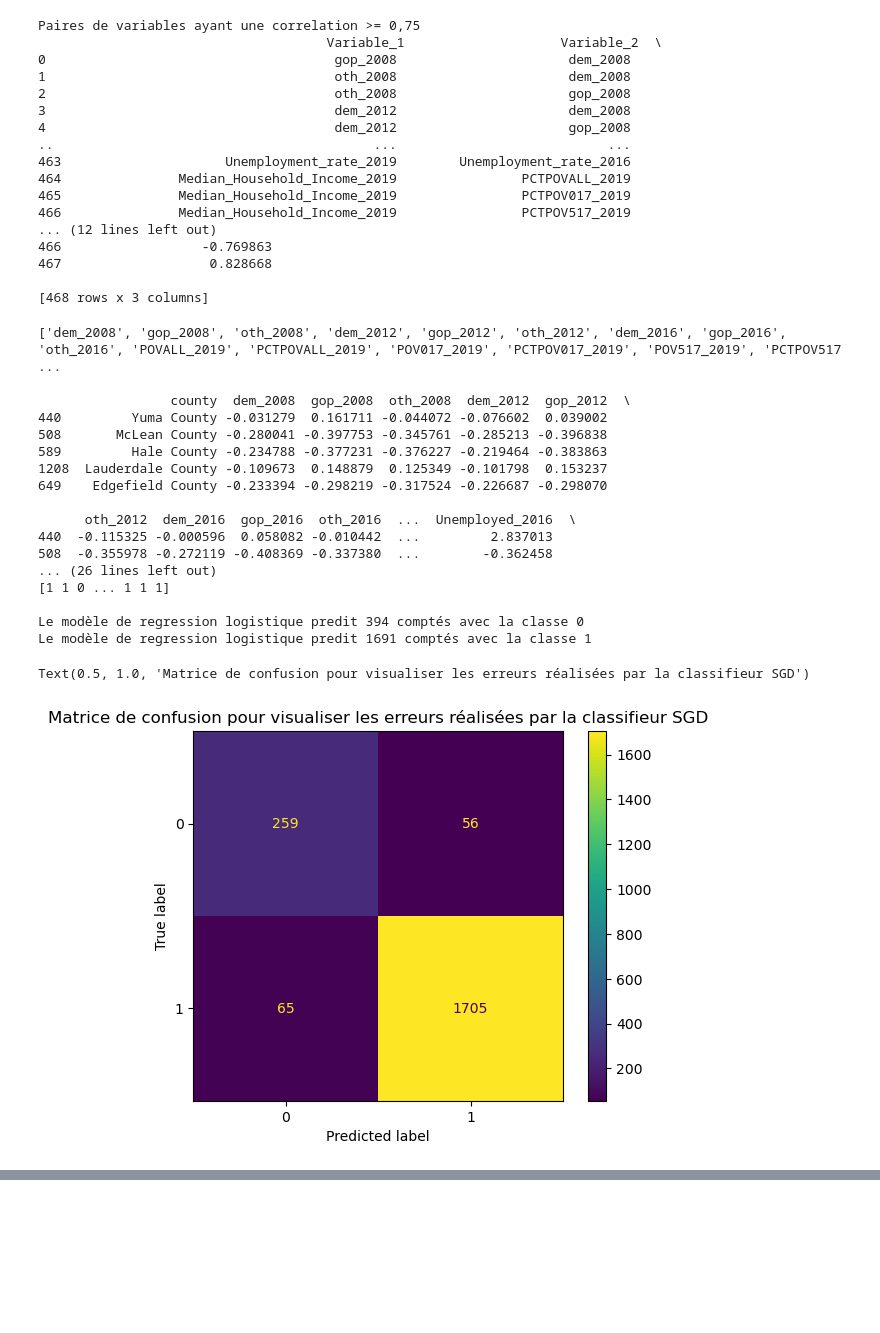
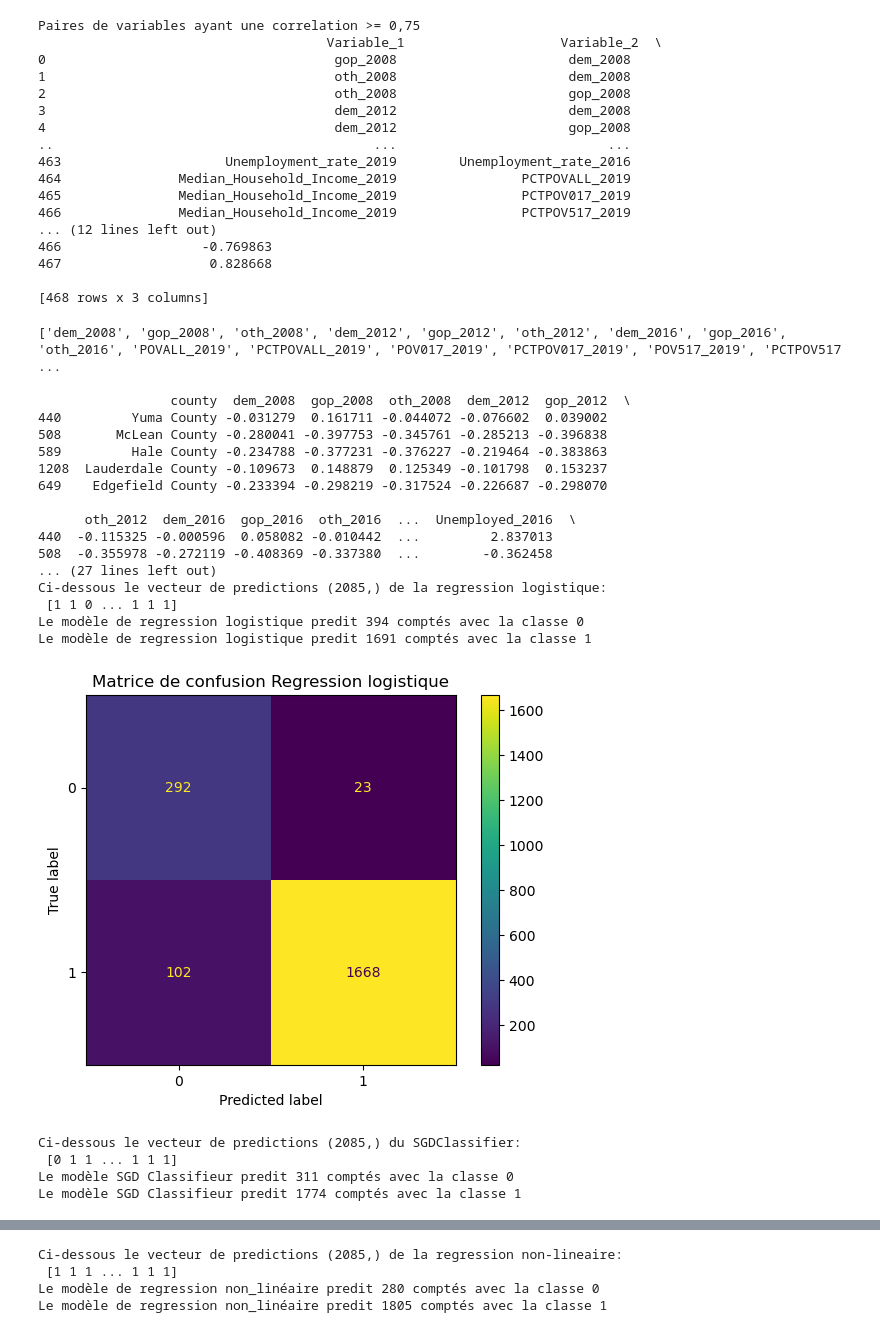
Before and after one commit to pmthioune/sda_projet_classification, a Jupyter notebook: SDA_Projet_Classification.ipynb, the cells around one changed output, grey strips where cells are left out. Drawn from its saved outputs; the diff is of its cells as text; code cells hidden in the pictures; blank space fills up the shorter version.

Commit message:
Implementation du modele de regression non-lineaire

```diff
--- a/SDA_Projet_Classification.ipynb
+++ b/SDA_Projet_Classification.ipynb
@@ -521,6 +522,14 @@ X_train = train.drop(columns=['state','county','target']).values
 # Partie 3.4 : Selection et entrainement du modele
 #---------------------------------------------------------------------------------------------------------------
 
+# Creation d'une fonction pour visualiser les erreurs réalisées
+def mat_conf(y, y_pred, mod_classes, title=None):
+    cm = confusion_matrix(y, y_pred)
+    disp = ConfusionMatrixDisplay(confusion_matrix=cm, display_labels=mod_classes)
+    disp.plot()
+    disp.ax_.set_title("Matrice de confusion " + title)
+    plt.show()
+
 # Regression logistique
 reg_log = LogisticRegression(class_weight='balanced') # Le jeu donnee etant desiquilibre, on peut utiliser le parametre class_weight='balanced'
 
@@ -531,45 +540,62 @@ reg_log.fit(X_train, y_train)
 y_train_pred_log  = reg_log.predict(X_train)
 
 # Affichage du vecteur de predictions
-print(f"{y_train_pred_log}\n")
+print(f"\nCi-dessous le vecteur de predictions {y_train_pred_log.shape} de la regression logistique:\n {y_train_pred_log}")
 for i in range(2):
     print(f"Le modèle de regression logistique predit {sum(y_train_pred_log==i)} comptés avec la classe {i}")
 
-# Prediction des probabilités d'avoir la classe 0 ou 1
-#y_train_pred_proba_log = reg_log.predict_proba(X_train)
-#print(f"\n{y_train_pred_proba_log}")
+# Visualisation des erreurs réalisées par le classifieur
+mat_conf(y_train, y_train_pred_log, reg_log.classes_, "Regression logistique")
 
 # Classificateur lineaire avec apprentissage SGD (stochastic gradient descent)
 sgd_clf = SGDClassifier(random_state=42, loss="log_loss") # Fonction de perte log_loss donne une regression logistique
 
 # Entrainement du modele SGDClassifier
 sgd_clf.fit(X_train, y_train)
 
 # Prediction par la stratégie de la validation croisée à 3 blocs
 y_train_pred_sgd = cross_val_predict(sgd_clf, X_train, y_train, cv=3)
 
-# La matrice de confusion
-cm = confusion_matrix(y_train, y_train_pred_sgd)
-disp = ConfusionMatrixDisplay(confusion_matrix=cm, display_labels=sgd_clf.classes_)
-disp.plot()
-disp.ax_.set_title("Matrice de confusion pour visualiser les erreurs réalisées par le classifieur SGD")
+# Affichage du vecteur de predictions
+print(f"\nCi-dessous le vecteur de predictions {y_train_pred_sgd.shape} du SGDClassifier:\n {y_train_pred_sgd}")
+for i in range(2):
+    print(f"Le modèle SGD Classifieur predit {sum(y_train_pred_sgd==i)} comptés avec la classe {i}")
+
+# Visualisation des erreurs réalisées par le classifieur
+mat_conf(y_train, y_train_pred_sgd, sgd_clf.classes_,"SGDClassifier")
+
+# Regression non-lineaire
+svr_poly = svm.SVC(kernel="poly", degree=3, coef0=3, C=5)
+reg_non_lin = svr_poly.fit(X_train, y_train)
+y_train_pred_non_lin = reg_non_lin.predict(X_train)
+
+# Affichage du vecteur de predictions
+print(f"\nCi-dessous le vecteur de predictions {y_train_pred_non_lin.shape} de la regression non-lineaire:\n {y_train_pred_non_lin}")
+for i in range(2):
+    print(f"Le modèle de regression non_linéaire predit {sum(y_train_pred_non_lin==i)} comptés avec la classe {i}")
+
+# Visualisation des erreurs réalisées par le classifieur
+mat_conf(y_train, y_train_pred_non_lin, reg_non_lin.classes_,"Regression non-lineaire")
 # %% [output]
 ['dem_2008', 'gop_2008', 'oth_2008', 'dem_2012', 'gop_2012', 'oth_2012', 'dem_2016', 'gop_2016', 'oth_2016', 'POVALL_2019', 'PCTPOVALL_2019', 'POV017_2019', 'PCTPOV017_2019', 'POV517_2019', 'PCTPOV517 ...
 
                  county  dem_2008  gop_2008  oth_2008  dem_2012  gop_2012  \
 440         Yuma County -0.031279  0.161711 -0.044072 -0.076602  0.039002
 508       McLean County -0.280041 -0.397753 -0.345761 -0.285213 -0.396838
 589         Hale County -0.234788 -0.377231 -0.376227 -0.219464 -0.383863
 1208  Lauderdale County -0.109673  0.148879  0.125349 -0.101798  0.153237
 649    Edgefield County -0.233394 -0.298219 -0.317524 -0.226687 -0.298070
 
       oth_2012  dem_2016  gop_2016  oth_2016  ...  Unemployed_2016  \
 440  -0.115325 -0.000596  0.058082 -0.010442  ...         2.837013
 508  -0.355978 -0.272119 -0.408369 -0.337380  ...        -0.362458
-... (26 lines left out)
-[1 1 0 ... 1 1 1]
-
+... (27 lines left out)
+Ci-dessous le vecteur de predictions (2085,) de la regression logistique:
+ [1 1 0 ... 1 1 1]
 Le modèle de regression logistique predit 394 comptés avec la classe 0
 Le modèle de regression logistique predit 1691 comptés avec la classe 1
+[figure, new version]
-Text(0.5, 1.0, 'Matrice de confusion pour visualiser les erreurs réalisées par la classifieur SGD')
+Ci-dessous le vecteur de predictions (2085,) du SGDClassifier:
+ [0 1 1 ... 1 1 1]
+Le modèle SGD Classifieur predit 311 comptés avec la classe 0
+Le modèle SGD Classifieur predit 1774 comptés avec la classe 1
-[figure, old version]
@@ -575,0 +603,4 @@ Text(0.5, 1.0, 'Matrice de confusion pour visualiser les erreurs réalisées par
+Ci-dessous le vecteur de predictions (2085,) de la regression non-lineaire:
+ [1 1 1 ... 1 1 1]
+Le modèle de regression non_linéaire predit 280 comptés avec la classe 0
+Le modèle de regression non_linéaire predit 1805 comptés avec la classe 1
```
Also changed, not shown: parts of 3 cells of this notebook.
